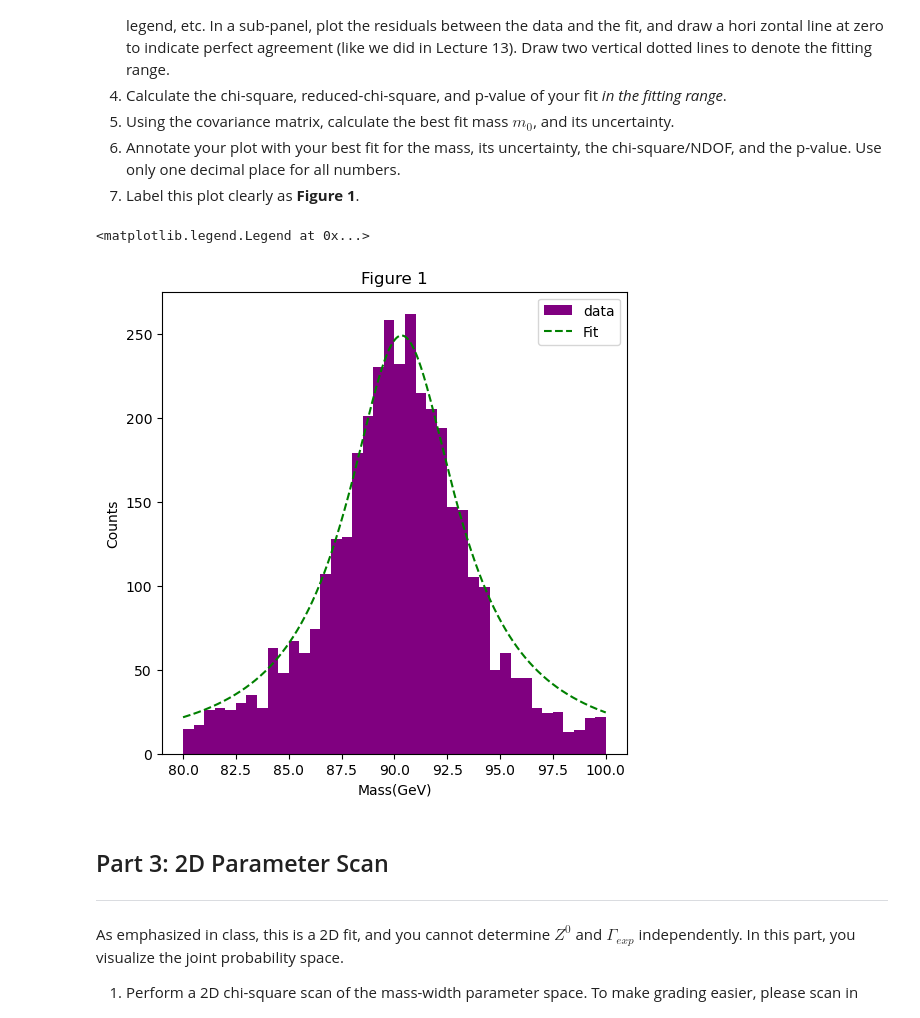
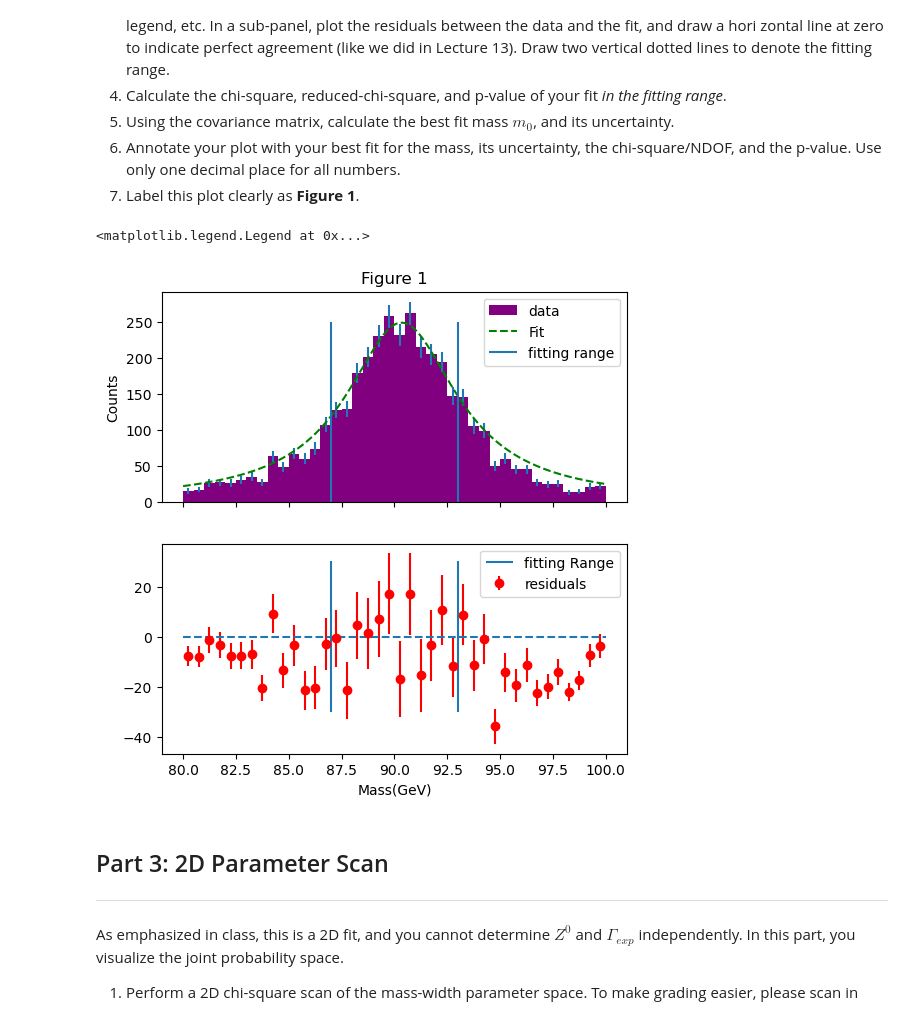
Before and after one commit to rhorton-2/PHYS265-spring26, a Jupyter notebook: Lab2/lab2.ipynb, the cells around one changed output. Cells and saved outputs as stored; diff of their text form; code cells hidden in the pictures.

```diff
--- a/Lab2/lab2.ipynb
+++ b/Lab2/lab2.ipynb
@@ -179,26 +179,39 @@ zontal line at zero to indicate perfect agreement (like we did in Lecture 13). D
 # %%
 def Decay(m,m0,Gamma):
     D = (1/np.pi)*(Gamma*.5/((m-m0)**2 + (Gamma*.5)**2))
     return D*2500
 mask = (Bin_center > 87) & (Bin_center < 93)
 Counts2 = Counts[mask]
 Bin2 = Bin_center[mask]
 Sigma2 = Sigma[mask]
 params,covars = curve_fit(Decay,Bin2,Counts2, sigma=Sigma2, absolute_sigma= True)
 M0_fit = params[0]
 Gamma_fit = params[1]
 m = np.linspace(80,100,1000)
 Fit = Decay(m,M0_fit,Gamma_fit)
-fig, ax = plt.subplots(figsize = (6,6))
-ax.set_title("Figure 1")
-Counts, edges,_ = ax.hist(M,bins=Bins,color = 'purple', label= "data")
-ax.plot(m,Fit, color = 'green', ls = '--', label ="Fit")
-ax.set_xlabel("Mass(GeV)")
-ax.set_ylabel("Counts")
-ax.legend()
+fig,(ax1,ax2)  = plt.subplots(2,1,figsize = (6,6),sharex=True)
+ax1.set_title("Figure 1")
+Counts, edges,_ = ax1.hist(M,bins=Bins,color = 'purple', label= "data")
+ax1.errorbar(Bin_center,Counts,yerr = Sigma,fmt='none')
+ax1.plot(m,Fit, color = 'green', ls = '--', label ="Fit")
+ax2.set_xlabel("Mass(GeV)")
+ax1.set_ylabel("Counts")
+ax1.vlines(87,0,250)
+ax1.vlines(93,0,250,label = "fitting range")
+ax1.legend()
+
+Fit_Bins = Decay(Bin_center,M0_fit,Gamma_fit)
+residuals = Counts - Fit_Bins
+ax2.errorbar(Bin_center,residuals,color = 'red', fmt='o',yerr=Sigma,label="residuals")
+ax2.hlines(0,80,100,ls="--")
+ax2.vlines(87,-30,30)
+ax2.vlines(93,-30,30,label="fitting Range")
+ax2.legend()
+
+# End of Day 2
 # %% [output]
 <matplotlib.legend.Legend at 0x...>
-[figure, old version]
+[figure, new version]
 # %% [markdown]
 ## Part 3: 2D Parameter Scan
 ----
```
